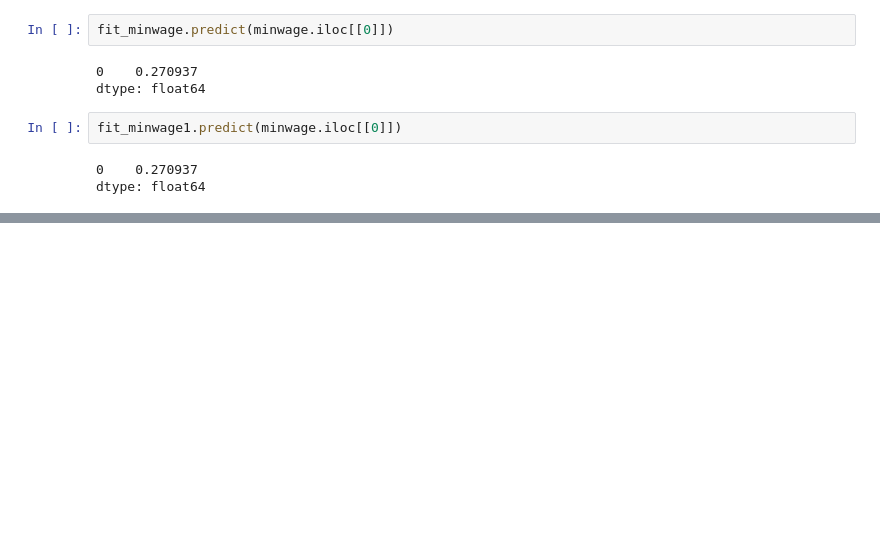
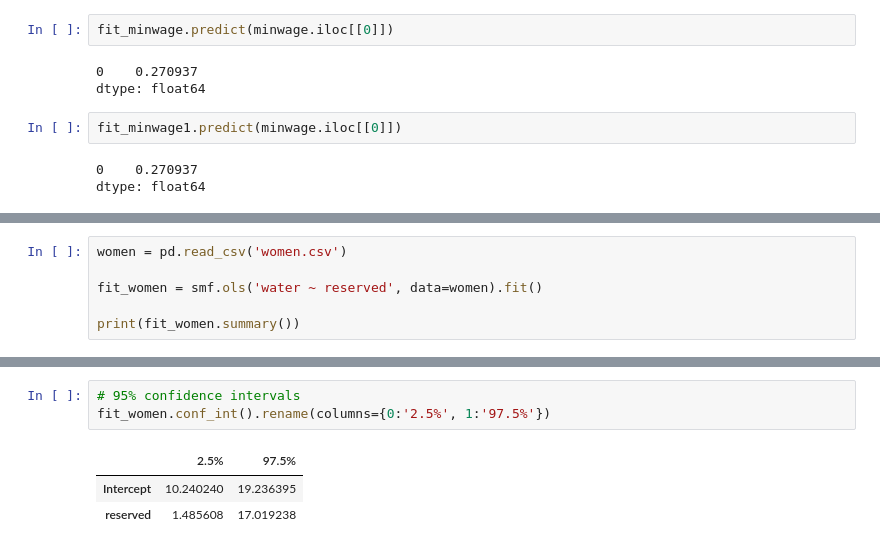
Before and after one commit to jeffallen13/qsspy, a Jupyter notebook: UNCERTAINTY/uncertainty-py.ipynb, the cells around one changed output, grey strips where cells are left out. Cells and saved outputs as stored; diff of their text form; blank space fills up the shorter version.

```diff
--- a/UNCERTAINTY/uncertainty-py.ipynb
+++ b/UNCERTAINTY/uncertainty-py.ipynb
@@ -947,0 +950,6 @@ dtype: float64
+# %%
+women = pd.read_csv('women.csv')
+
+fit_women = smf.ols('water ~ reserved', data=women).fit()
+
+print(fit_women.summary())
@@ -947,0 +974,7 @@ dtype: float64
+# %%
+# 95% confidence intervals
+fit_women.conf_int().rename(columns={0:'2.5%', 1:'97.5%'})
+# %% [output]
+|  | 2.5% | 97.5% |
+| Intercept | 10.240240 | 19.236395 |
+| reserved | 1.485608 | 17.019238 |
```
Also changed, not shown: parts of 20 cells of this notebook, 2 other files.
